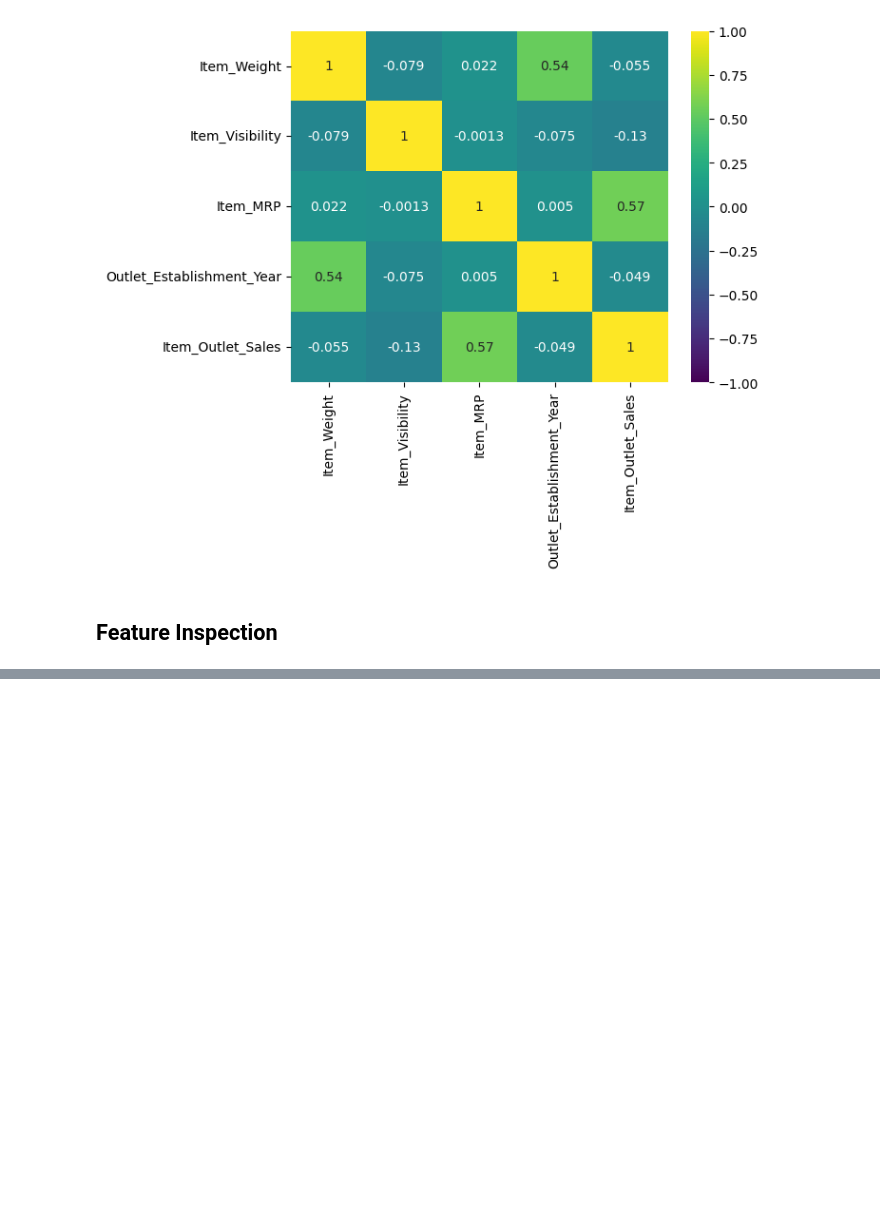
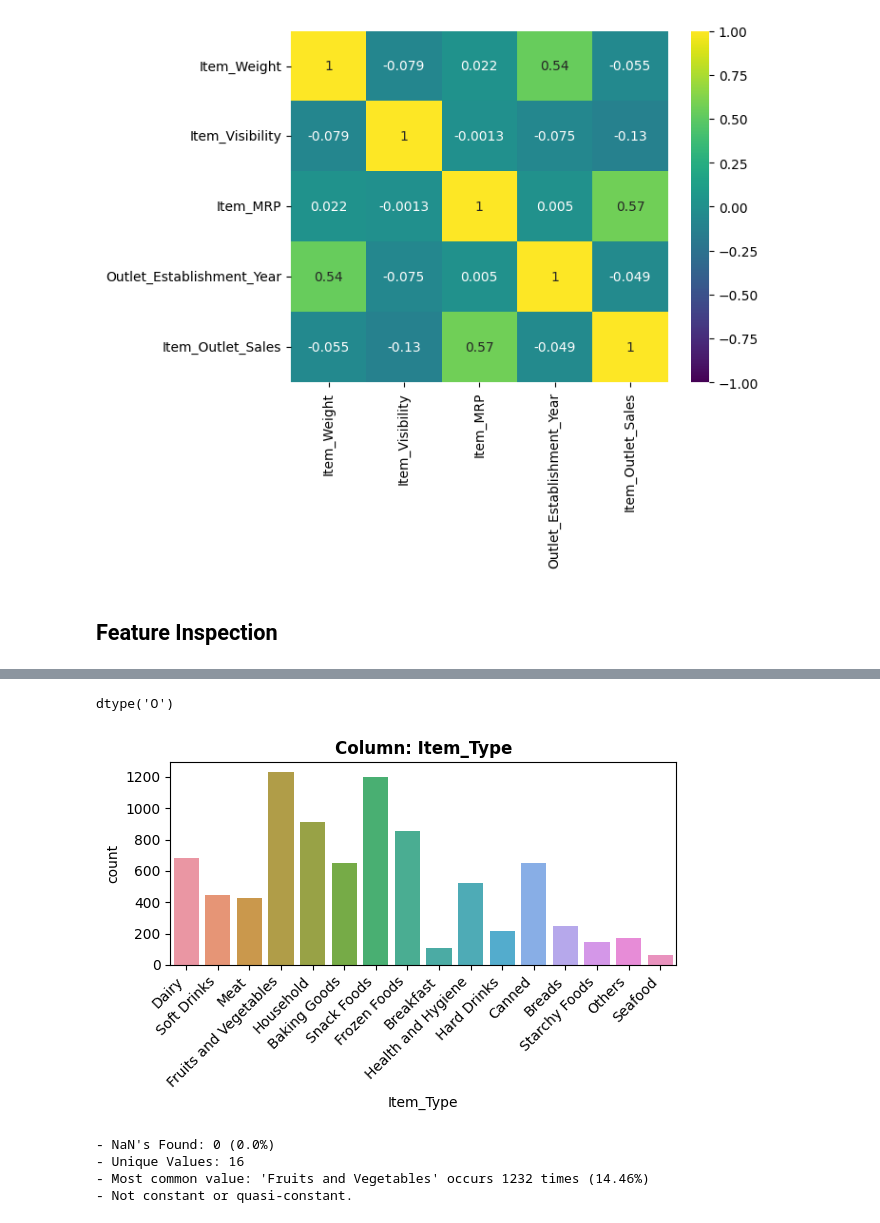
Before and after one commit to Bettylu0608/Prediction-of-Product-Sales, a Jupyter notebook: Prediction_of_Product_Sales_.ipynb, the cells around one changed output, grey strips where cells are left out. Saved outputs shown, nothing was run; the diff lists cells and outputs as text; code cells hidden in the pictures; blank space fills up the shorter version.

```diff
--- a/Prediction_of_Product_Sales_.ipynb
+++ b/Prediction_of_Product_Sales_.ipynb
@@ -371,0 +442,12 @@ sns.heatmap(corr, vmin=-1, annot=True, cmap='viridis');
+# %%
+df["Item_Type"].dtype
+# %% [output]
+dtype('O')
+# %%
+explore_categorical(df, 'Item_Type');
+# %% [output]
+[figure, added]
+- NaN's Found: 0 (0.0%)
+- Unique Values: 16
+- Most common value: 'Fruits and Vegetables' occurs 1232 times (14.46%)
+- Not constant or quasi-constant.
```
Also changed, not shown: parts of 9 cells of this notebook.
